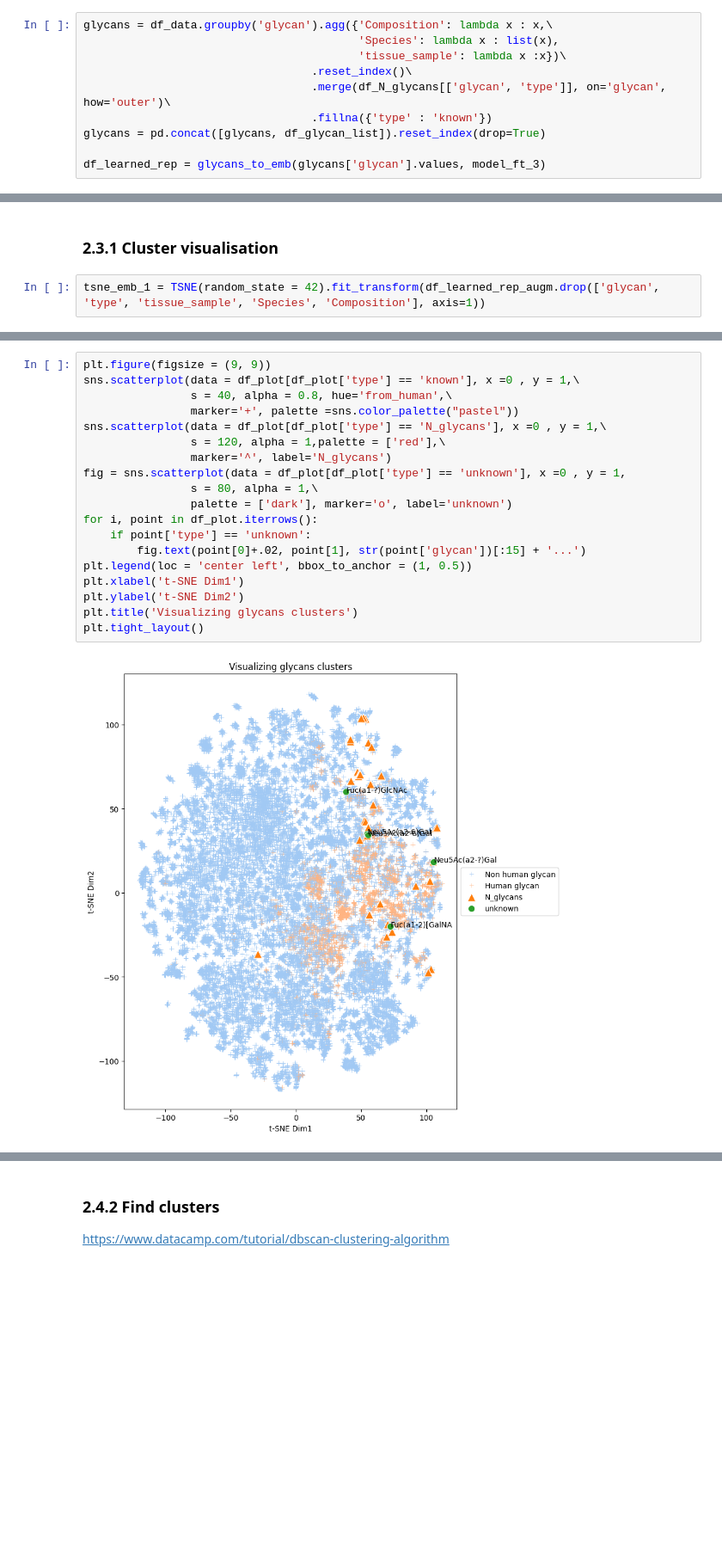
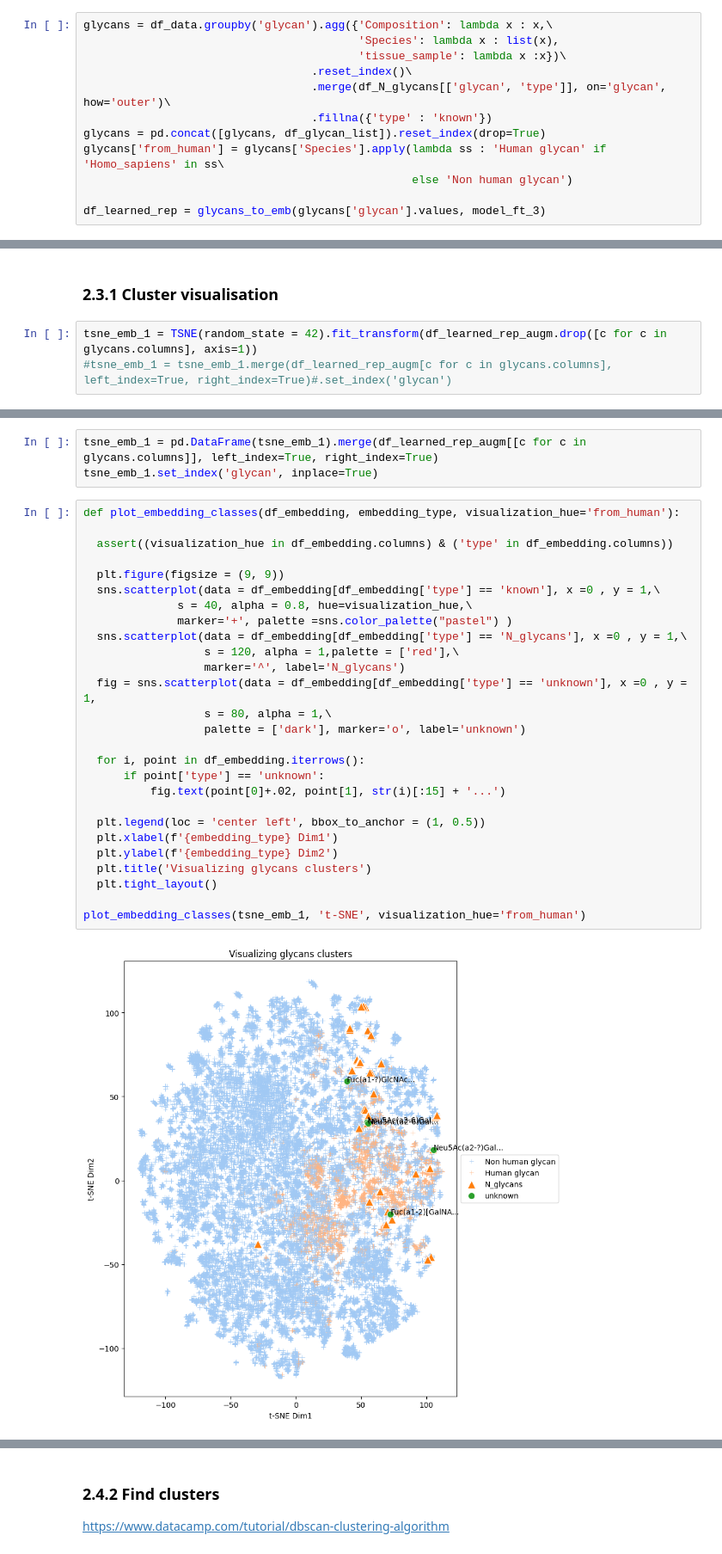
Before and after one commit to PhiCtl/glycan-biomarkers, a Jupyter notebook: notebooks/glycan_embedding.ipynb, the cells around one changed output, grey strips where cells are left out. Shown at 86% size. Saved outputs shown, nothing was run; the diff lists cells and outputs as text; blank space fills up the shorter version.

```diff
--- a/notebooks/glycan_embedding.ipynb
+++ b/notebooks/glycan_embedding.ipynb
@@ -205,6 +174,8 @@ glycans = df_data.groupby('glycan').agg({'Composition': lambda x : x,\
                                   .merge(df_N_glycans[['glycan', 'type']], on='glycan', how='outer')\
                                   .fillna({'type' : 'known'})
 glycans = pd.concat([glycans, df_glycan_list]).reset_index(drop=True)
+glycans['from_human'] = glycans['Species'].apply(lambda ss : 'Human glycan' if 'Homo_sapiens' in ss\
+                                                 else 'Non human glycan')
 
 df_learned_rep = glycans_to_emb(glycans['glycan'].values, model_ft_3)
 # %% [output]
@@ -215,4 +186,5 @@ df_learned_rep_augm = df_learned_rep.merge(glycans, left_index=True, right_index
 # %% [markdown]
 ### 2.3.1 Cluster visualisation
 # %%
-tsne_emb_1 = TSNE(random_state = 42).fit_transform(df_learned_rep_augm.drop(['glycan', 'type', 'tissue_sample', 'Species', 'Composition'], axis=1))
+tsne_emb_1 = TSNE(random_state = 42).fit_transform(df_learned_rep_augm.drop([c for c in glycans.columns], axis=1))
+#tsne_emb_1 = tsne_emb_1.merge(df_learned_rep_augm[c for c in glycans.columns], left_index=True, right_index=True)#.set_index('glycan')
@@ -222,23 +191,34 @@ df_plot['from_human'] = df_plot['Species'].apply(lambda ss : 'Human glycan' if '
+# %%
+tsne_emb_1 = pd.DataFrame(tsne_emb_1).merge(df_learned_rep_augm[[c for c in glycans.columns]], left_index=True, right_index=True)
+tsne_emb_1.set_index('glycan', inplace=True)
 # %%
-plt.figure(figsize = (9, 9))
-sns.scatterplot(data = df_plot[df_plot['type'] == 'known'], x =0 , y = 1,\
-                s = 40, alpha = 0.8, hue='from_human',\
-                marker='+', palette =sns.color_palette("pastel"))
-sns.scatterplot(data = df_plot[df_plot['type'] == 'N_glycans'], x =0 , y = 1,\
-                s = 120, alpha = 1,palette = ['red'],\
-                marker='^', label='N_glycans')
-fig = sns.scatterplot(data = df_plot[df_plot['type'] == 'unknown'], x =0 , y = 1,
-                s = 80, alpha = 1,\
-                palette = ['dark'], marker='o', label='unknown')
-for i, point in df_plot.iterrows():
-    if point['type'] == 'unknown':
-        fig.text(point[0]+.02, point[1], str(point['glycan'])[:15] + '...')
-plt.legend(loc = 'center left', bbox_to_anchor = (1, 0.5))
-plt.xlabel('t-SNE Dim1')
-plt.ylabel('t-SNE Dim2')
-plt.title('Visualizing glycans clusters')
-plt.tight_layout()
+def plot_embedding_classes(df_embedding, embedding_type, visualization_hue='from_human'):
+
+  assert((visualization_hue in df_embedding.columns) & ('type' in df_embedding.columns))
+
+  plt.figure(figsize = (9, 9))
+  sns.scatterplot(data = df_embedding[df_embedding['type'] == 'known'], x =0 , y = 1,\
+              s = 40, alpha = 0.8, hue=visualization_hue,\
+              marker='+', palette =sns.color_palette("pastel") )
+  sns.scatterplot(data = df_embedding[df_embedding['type'] == 'N_glycans'], x =0 , y = 1,\
+                  s = 120, alpha = 1,palette = ['red'],\
+                  marker='^', label='N_glycans')
+  fig = sns.scatterplot(data = df_embedding[df_embedding['type'] == 'unknown'], x =0 , y = 1,
+                  s = 80, alpha = 1,\
+                  palette = ['dark'], marker='o', label='unknown')
+
+  for i, point in df_embedding.iterrows():
+      if point['type'] == 'unknown':
+          fig.text(point[0]+.02, point[1], str(i)[:15] + '...')
+
+  plt.legend(loc = 'center left', bbox_to_anchor = (1, 0.5))
+  plt.xlabel(f'{embedding_type} Dim1')
+  plt.ylabel(f'{embedding_type} Dim2')
+  plt.title('Visualizing glycans clusters')
+  plt.tight_layout()
+
+plot_embedding_classes(tsne_emb_1, 't-SNE', visualization_hue='from_human')
 # %% [output]
-[figure, old version]
+[figure, new version]
 # %% [markdown]
 We can see from the cluster plot that N-linked glycans seem to cluster on the top right part of the graph, mostly on human glycan clusters. Our unknown glycans seem to belong to human glycans clusters.
```
Also changed, not shown: parts of 28 cells of this notebook.
